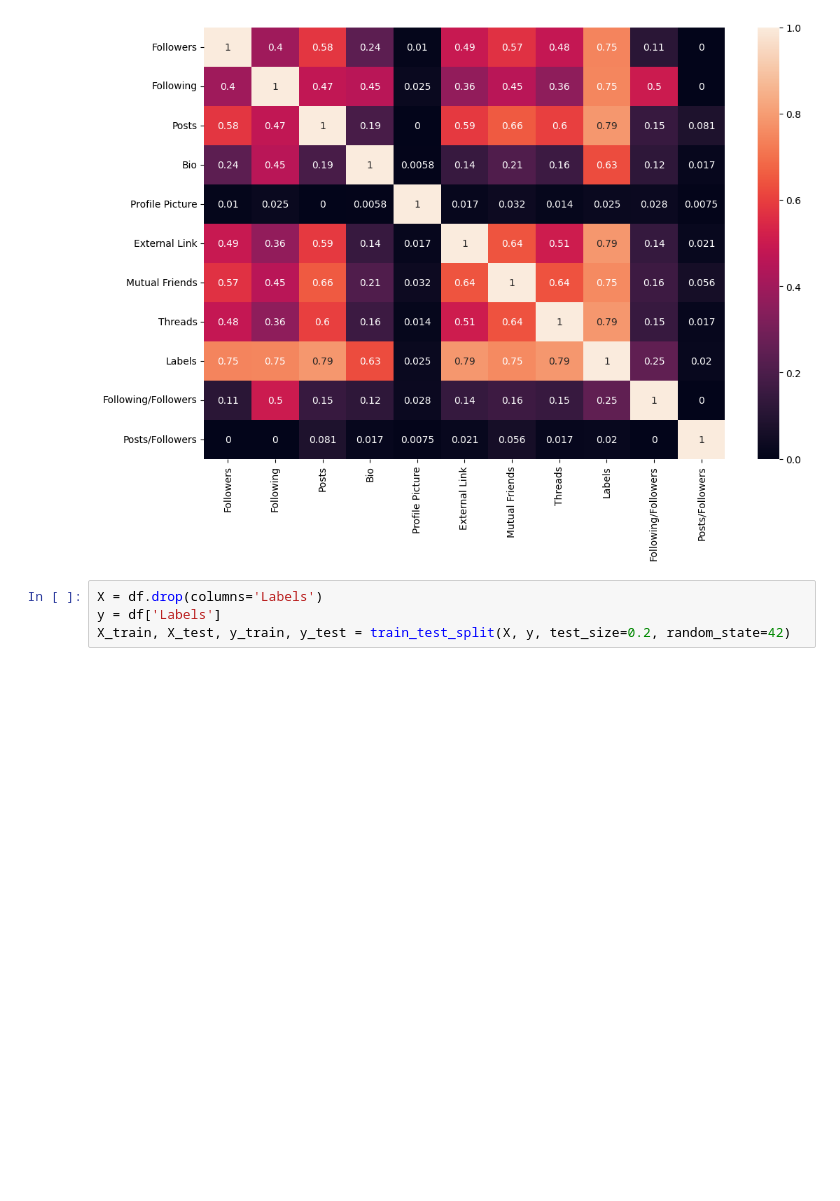
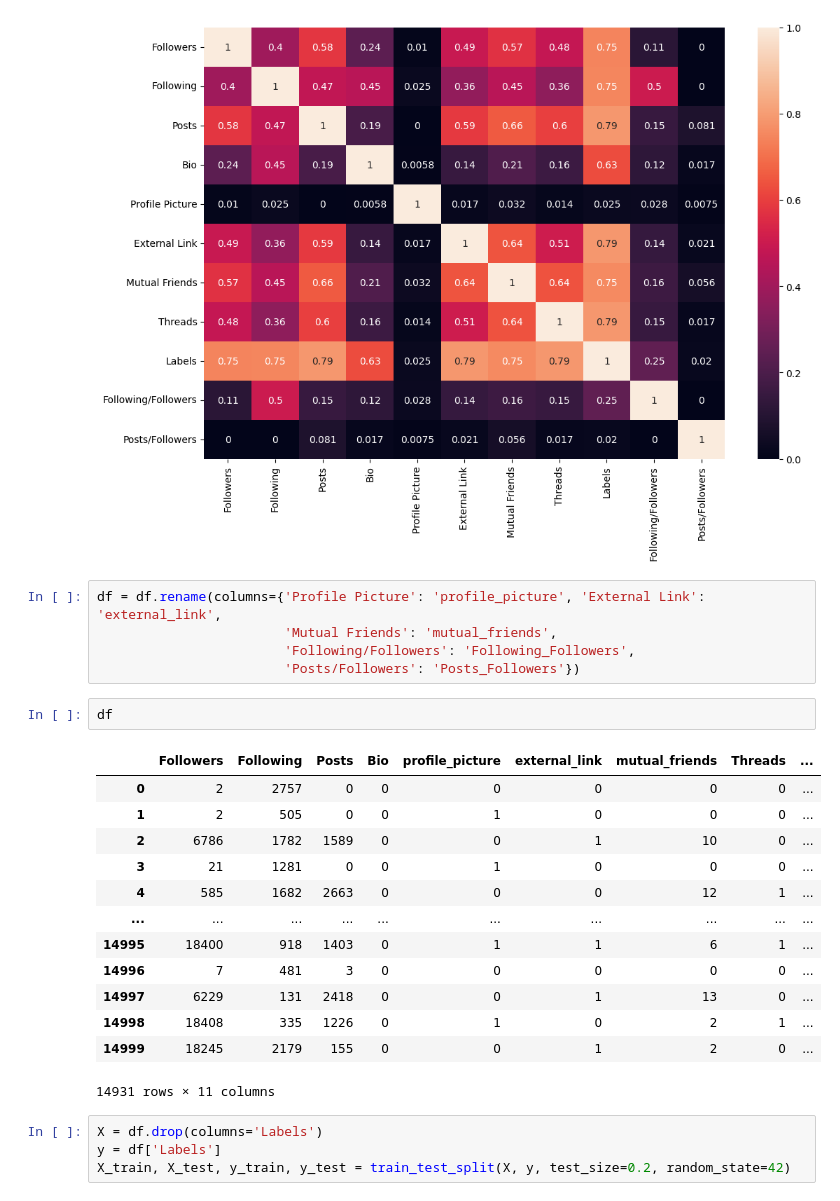
Before and after one commit to VIVALDI142857/api, a Jupyter notebook: notebooks/inst.ipynb, the cells around one changed output. Drawn from its saved outputs; the diff is of its cells as text; blank space fills up the shorter version.

```diff
--- a/notebooks/inst.ipynb
+++ b/notebooks/inst.ipynb
@@ -177,6 +177,27 @@ sns.heatmap(df.phik_matrix(), annot=True)
 interval columns not set, guessing: ['Followers', 'Following', 'Posts', 'Bio', 'Profile Picture', 'External Link', 'Mutual Friends', 'Threads', 'Following/Followers', 'Posts/Followers']
 <Axes: >
 [figure]
+# %%
+df = df.rename(columns={'Profile Picture': 'profile_picture', 'External Link': 'external_link',
+                        'Mutual Friends': 'mutual_friends',
+                        'Following/Followers': 'Following_Followers',
+                        'Posts/Followers': 'Posts_Followers'})
+# %%
+df
+# %% [output]
+|  | Followers | Following | Posts | Bio | profile_picture | external_link | mutual_friends | Threads | ... |
+| 0 | 2 | 2757 | 0 | 0 | 0 | 0 | 0 | 0 | ... |
+| 1 | 2 | 505 | 0 | 0 | 1 | 0 | 0 | 0 | ... |
+| 2 | 6786 | 1782 | 1589 | 0 | 0 | 1 | 10 | 0 | ... |
+| 3 | 21 | 1281 | 0 | 0 | 1 | 0 | 0 | 0 | ... |
+| 4 | 585 | 1682 | 2663 | 0 | 0 | 0 | 12 | 1 | ... |
+| ... | ... | ... | ... | ... | ... | ... | ... | ... | ... |
+| 14995 | 18400 | 918 | 1403 | 0 | 1 | 1 | 6 | 1 | ... |
+| 14996 | 7 | 481 | 3 | 0 | 0 | 0 | 0 | 0 | ... |
+| 14997 | 6229 | 131 | 2418 | 0 | 0 | 1 | 13 | 0 | ... |
+| 14998 | 18408 | 335 | 1226 | 0 | 1 | 0 | 2 | 1 | ... |
+| 14999 | 18245 | 2179 | 155 | 0 | 0 | 1 | 2 | 0 | ... |
+14931 rows × 11 columns
 # %%
 X = df.drop(columns='Labels')
 y = df['Labels']
```
Also changed, not shown: parts of 3 cells of this notebook, 8 other files.
